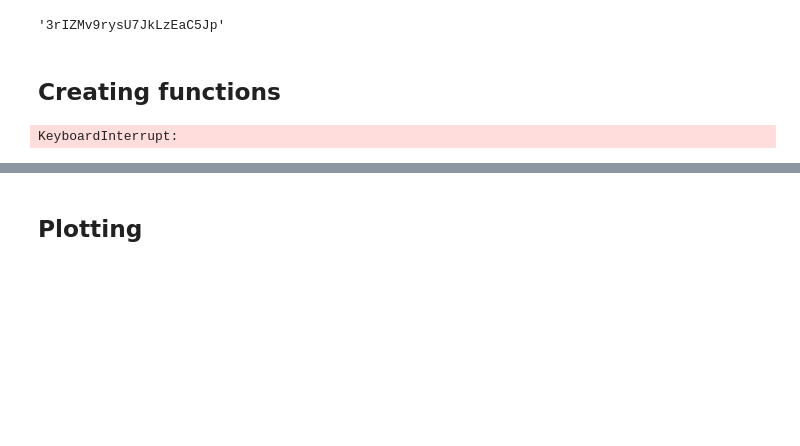
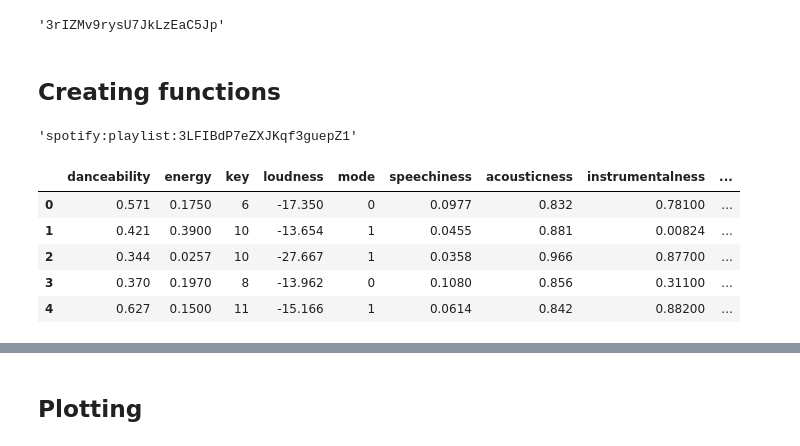
Before and after one commit to sallwright/spotify-analysis, a Jupyter notebook: code/audio-features-lofi.ipynb, the cells around one changed output, grey strips where cells are left out. Cells and saved outputs as stored; diff of their text form; code cells hidden in the pictures; blank space fills up the shorter version.

```diff
--- a/code/audio-features-lofi.ipynb
+++ b/code/audio-features-lofi.ipynb
@@ -50,2 +48,15 @@ sp.track('45s6KD7U23bk5Wn2D0XTHN')['artists'][0]['id']
+# %%
+sp.playlist(lofi_hip_hop_music)['uri']
+# %% [output]
+'spotify:playlist:3LFIBdP7eZXJKqf3guepZ1'
+# %%
+df.head()
+# %% [output]
+|  | danceability | energy | key | loudness | mode | speechiness | acousticness | instrumentalness | ... |
+| 0 | 0.571 | 0.1750 | 6 | -17.350 | 0 | 0.0977 | 0.832 | 0.78100 | ... |
+| 1 | 0.421 | 0.3900 | 10 | -13.654 | 1 | 0.0455 | 0.881 | 0.00824 | ... |
+| 2 | 0.344 | 0.0257 | 10 | -27.667 | 1 | 0.0358 | 0.966 | 0.87700 | ... |
+| 3 | 0.370 | 0.1970 | 8 | -13.962 | 0 | 0.1080 | 0.856 | 0.31100 | ... |
+| 4 | 0.627 | 0.1500 | 11 | -15.166 | 1 | 0.0614 | 0.842 | 0.88200 | ... |
 # %%
 def playlist_audio_features_to_df(playlist_uri):
@@ -98,6 +111,2 @@ def average_playlist_values(playlist_uris,verbose=False):
 
     return df
-# %%
-df, df_numeric,df_audio_features  = playlist_audio_features_to_df(lofi_hip_hop_music)
-# %% [output]
-KeyboardInterrupt:
```
Also changed, not shown: parts of 13 cells of this notebook.
